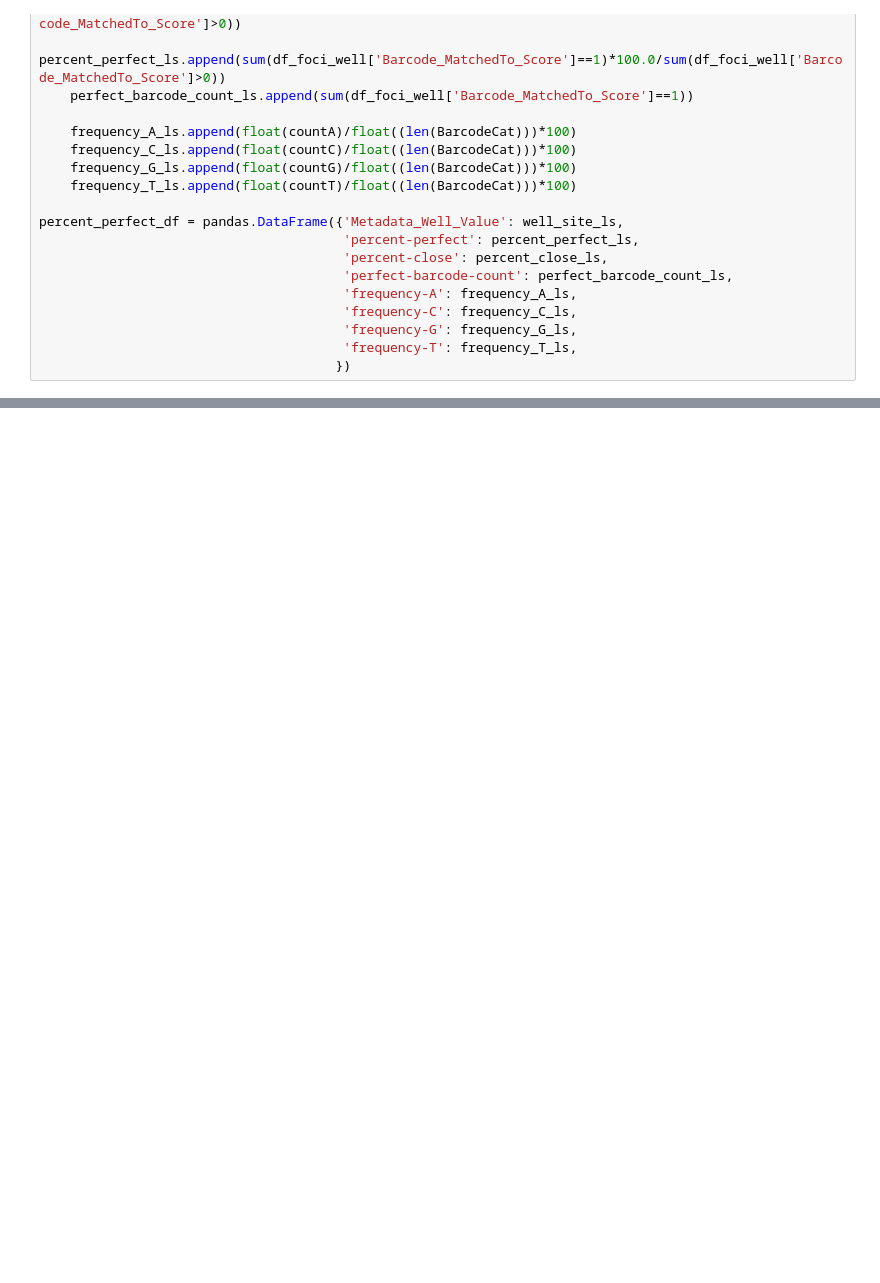
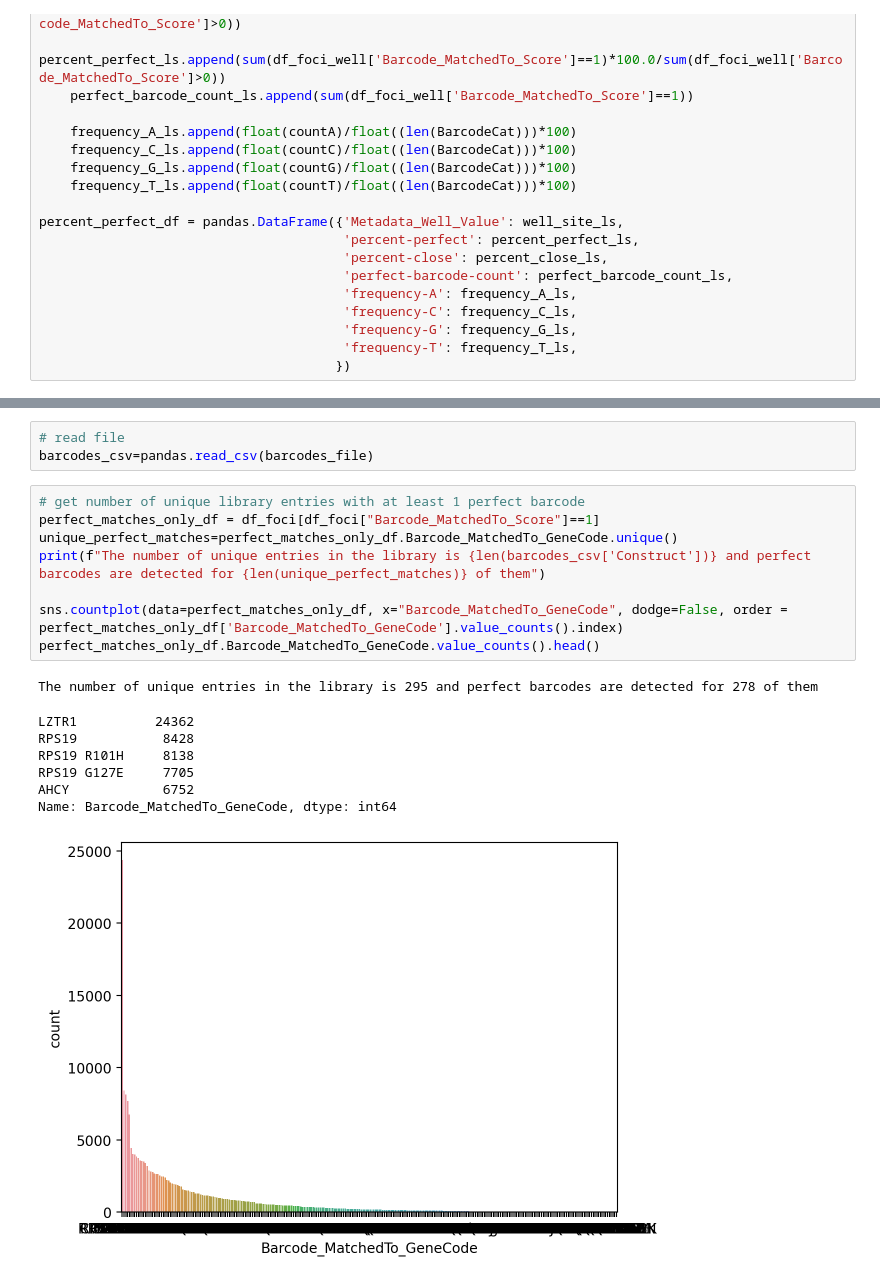
Before and after one commit to broadinstitute/pooled-cell-painting-image-processing, a Jupyter notebook: notebooks/7_Preprocessing_Notebook.ipynb, the cells around one changed output, grey strips where cells are left out. Drawn from its saved outputs; the diff is of its cells as text; blank space fills up the shorter version.

```diff
--- a/notebooks/7_Preprocessing_Notebook.ipynb
+++ b/notebooks/7_Preprocessing_Notebook.ipynb
@@ -239,0 +497,20 @@ percent_perfect_df
+# %%
+# read file
+barcodes_csv=pandas.read_csv(barcodes_file)
+# %%
+# get number of unique library entries with at least 1 perfect barcode
+perfect_matches_only_df = df_foci[df_foci["Barcode_MatchedTo_Score"]==1]
+unique_perfect_matches=perfect_matches_only_df.Barcode_MatchedTo_GeneCode.unique()
+print(f"The number of unique entries in the library is {len(barcodes_csv['Construct'])} and perfect barcodes are detected for {len(unique_perfect_matches)} of them")
+
+sns.countplot(data=perfect_matches_only_df, x="Barcode_MatchedTo_GeneCode", dodge=False, order = perfect_matches_only_df['Barcode_MatchedTo_GeneCode'].value_counts().index)
+perfect_matches_only_df.Barcode_MatchedTo_GeneCode.value_counts().head()
+# %% [output]
+The number of unique entries in the library is 295 and perfect barcodes are detected for 278 of them
+LZTR1          24362
+RPS19           8428
+RPS19 R101H     8138
+RPS19 G127E     7705
+AHCY            6752
+Name: Barcode_MatchedTo_GeneCode, dtype: int64
+[figure, added]
```
Also changed, not shown: parts of 47 cells of this notebook.
